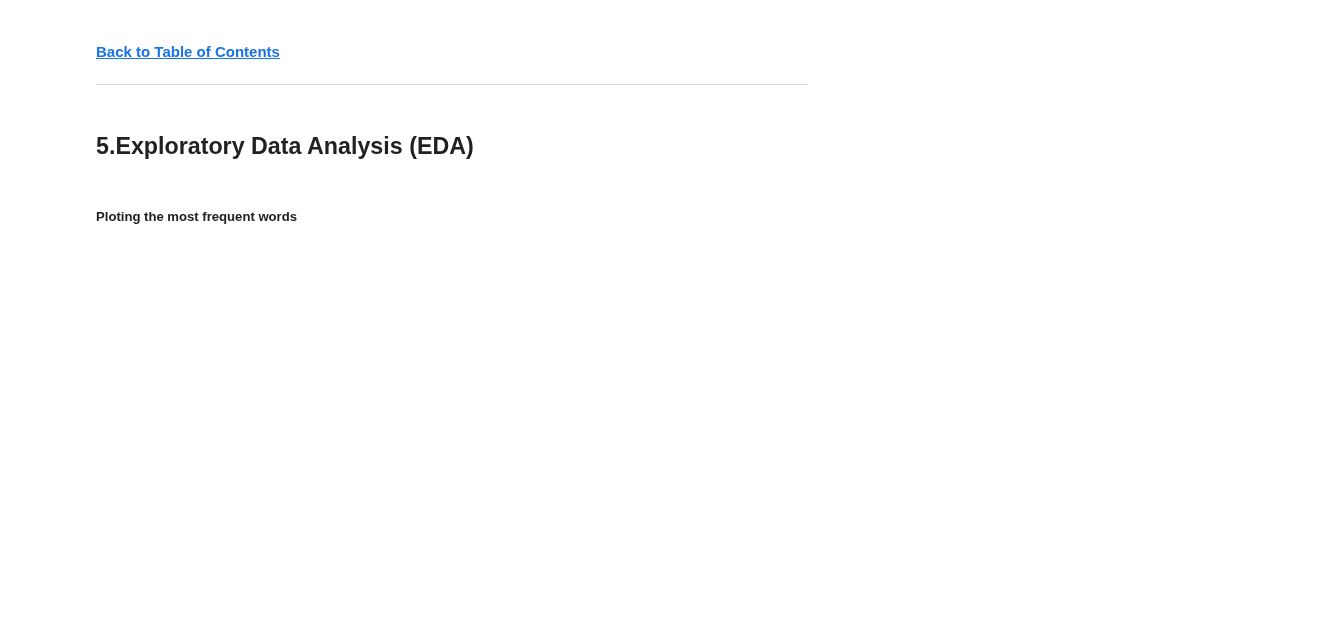
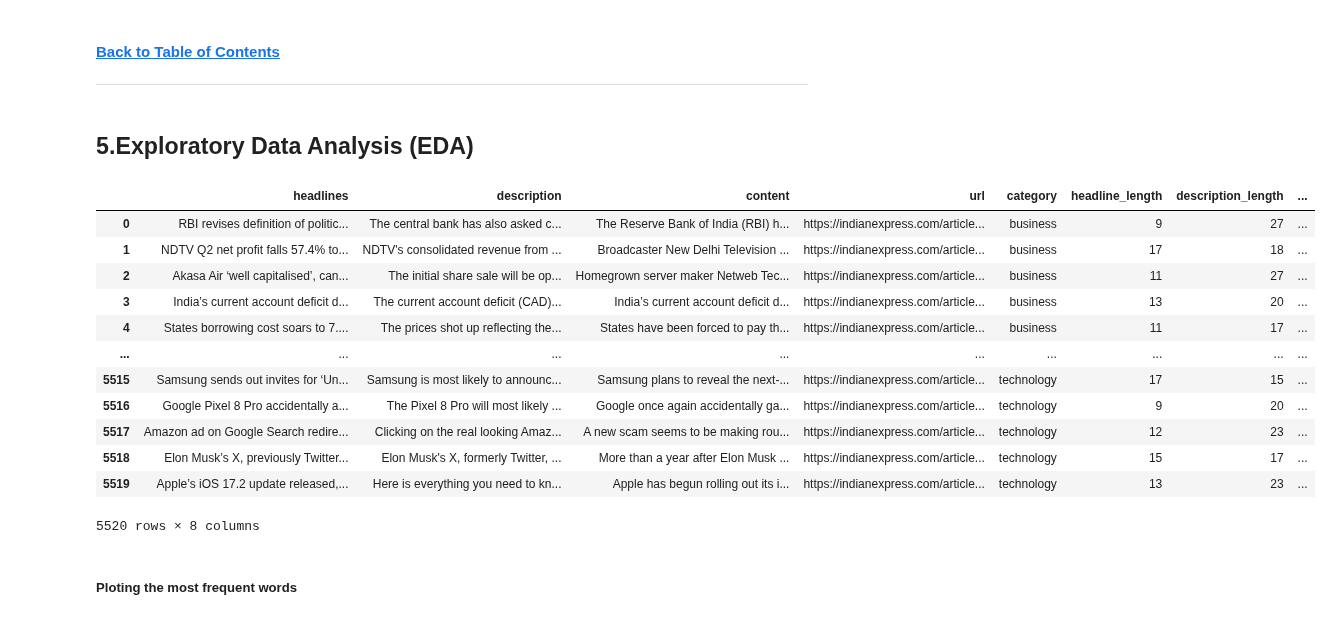
Before and after one commit to AmandaMokoena/2401FTDS_Classification_Project_0A4, a Jupyter notebook: Classification Project notebook.ipynb, the cells around one changed output. Drawn from its saved outputs; the diff is of its cells as text; code cells hidden in the pictures; blank space fills up the shorter version.

```diff
--- a/Classification Project notebook.ipynb
+++ b/Classification Project notebook.ipynb
@@ -766,6 +766,22 @@ dtype: bool
 train_df_copy = train_df.copy()
 
 test_df_copy = test_df.copy()
+# %%
+train_df_copy
+# %% [output]
+|  | headlines | description | content | url | category | headline_length | description_length | ... |
+| 0 | RBI revises definition of politic... | The central bank has also asked c... | The Reserve Bank of India (RBI) h... | https://indianexpress.com/article... | business | 9 | 27 | ... |
+| 1 | NDTV Q2 net profit falls 57.4% to... | NDTV's consolidated revenue from ... | Broadcaster New Delhi Television ... | https://indianexpress.com/article... | business | 17 | 18 | ... |
+| 2 | Akasa Air ‘well capitalised’, can... | The initial share sale will be op... | Homegrown server maker Netweb Tec... | https://indianexpress.com/article... | business | 11 | 27 | ... |
+| 3 | India’s current account deficit d... | The current account deficit (CAD)... | India’s current account deficit d... | https://indianexpress.com/article... | business | 13 | 20 | ... |
+| 4 | States borrowing cost soars to 7.... | The prices shot up reflecting the... | States have been forced to pay th... | https://indianexpress.com/article... | business | 11 | 17 | ... |
+| ... | ... | ... | ... | ... | ... | ... | ... | ... |
+| 5515 | Samsung sends out invites for ‘Un... | Samsung is most likely to announc... | Samsung plans to reveal the next-... | https://indianexpress.com/article... | technology | 17 | 15 | ... |
+| 5516 | Google Pixel 8 Pro accidentally a... | The Pixel 8 Pro will most likely ... | Google once again accidentally ga... | https://indianexpress.com/article... | technology | 9 | 20 | ... |
+| 5517 | Amazon ad on Google Search redire... | Clicking on the real looking Amaz... | A new scam seems to be making rou... | https://indianexpress.com/article... | technology | 12 | 23 | ... |
+| 5518 | Elon Musk’s X, previously Twitter... | Elon Musk's X, formerly Twitter, ... | More than a year after Elon Musk ... | https://indianexpress.com/article... | technology | 15 | 17 | ... |
+| 5519 | Apple’s iOS 17.2 update released,... | Here is everything you need to kn... | Apple has begun rolling out its i... | https://indianexpress.com/article... | technology | 13 | 23 | ... |
+5520 rows × 8 columns
 # %% [markdown]
 ##### Ploting the most frequent words
 # %%
```
Also changed, not shown: parts of 1 cell of this notebook.
